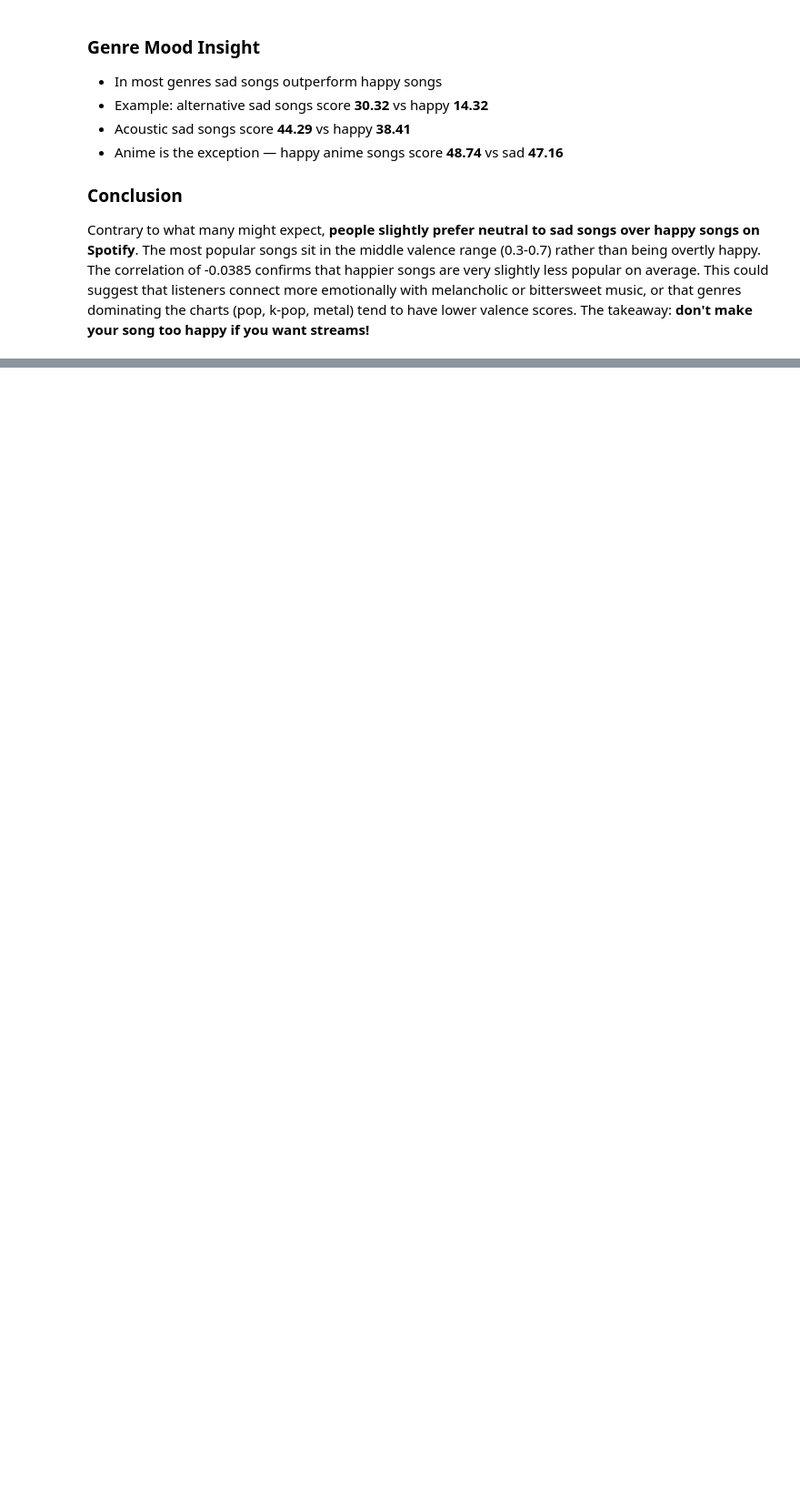
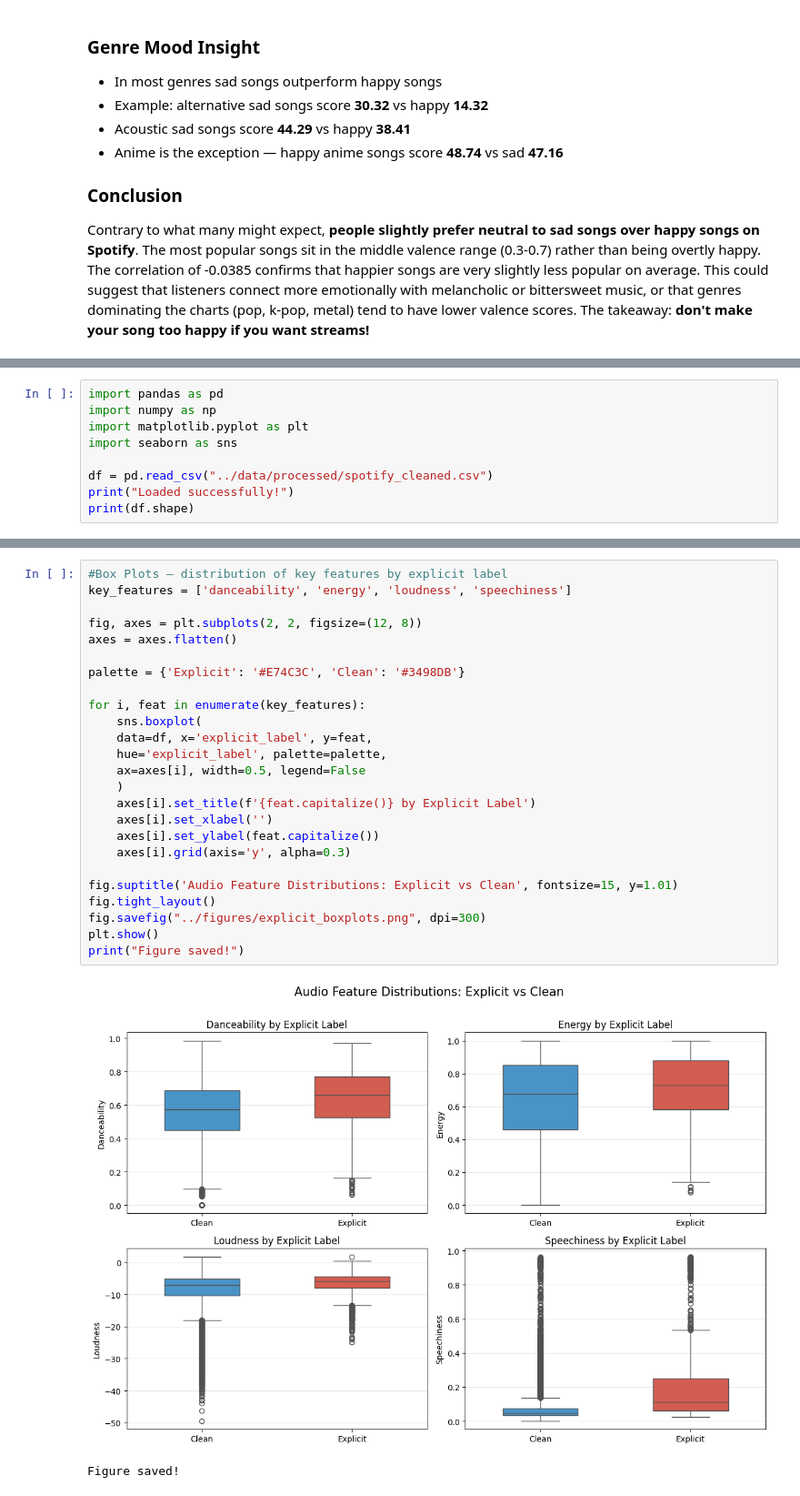
Before and after one commit to Dhumo986/cis4930-sp26-project-group-04, a Jupyter notebook: notebooks/question.ipynb, the cells around one changed output, grey strips where cells are left out. Shown at 91% size. Drawn from its saved outputs; the diff is of its cells as text; blank space fills up the shorter version.

```diff
--- a/notebooks/question.ipynb
+++ b/notebooks/question.ipynb
@@ -414,0 +417,9 @@ The takeaway: **don't make your song too happy if you want streams!**
+# %%
+import pandas as pd
+import numpy as np
+import matplotlib.pyplot as plt
+import seaborn as sns
+
+df = pd.read_csv("../data/processed/spotify_cleaned.csv")
+print("Loaded successfully!")
+print(df.shape)
@@ -414,0 +534,28 @@ The takeaway: **don't make your song too happy if you want streams!**
+# %%
+#Box Plots — distribution of key features by explicit label
+key_features = ['danceability', 'energy', 'loudness', 'speechiness']
+
+fig, axes = plt.subplots(2, 2, figsize=(12, 8))
+axes = axes.flatten()
+
+palette = {'Explicit': '#E74C3C', 'Clean': '#3498DB'}
+
+for i, feat in enumerate(key_features):
+    sns.boxplot(
+    data=df, x='explicit_label', y=feat,
+    hue='explicit_label', palette=palette,
+    ax=axes[i], width=0.5, legend=False
+    )
+    axes[i].set_title(f'{feat.capitalize()} by Explicit Label')
+    axes[i].set_xlabel('')
+    axes[i].set_ylabel(feat.capitalize())
+    axes[i].grid(axis='y', alpha=0.3)
+
+fig.suptitle('Audio Feature Distributions: Explicit vs Clean', fontsize=15, y=1.01)
+fig.tight_layout()
+fig.savefig("../figures/explicit_boxplots.png", dpi=300)
+plt.show()
+print("Figure saved!")
+# %% [output]
+[figure, added]
+Figure saved!
```
Also changed, not shown: parts of 10 cells of this notebook, 5 other files.
